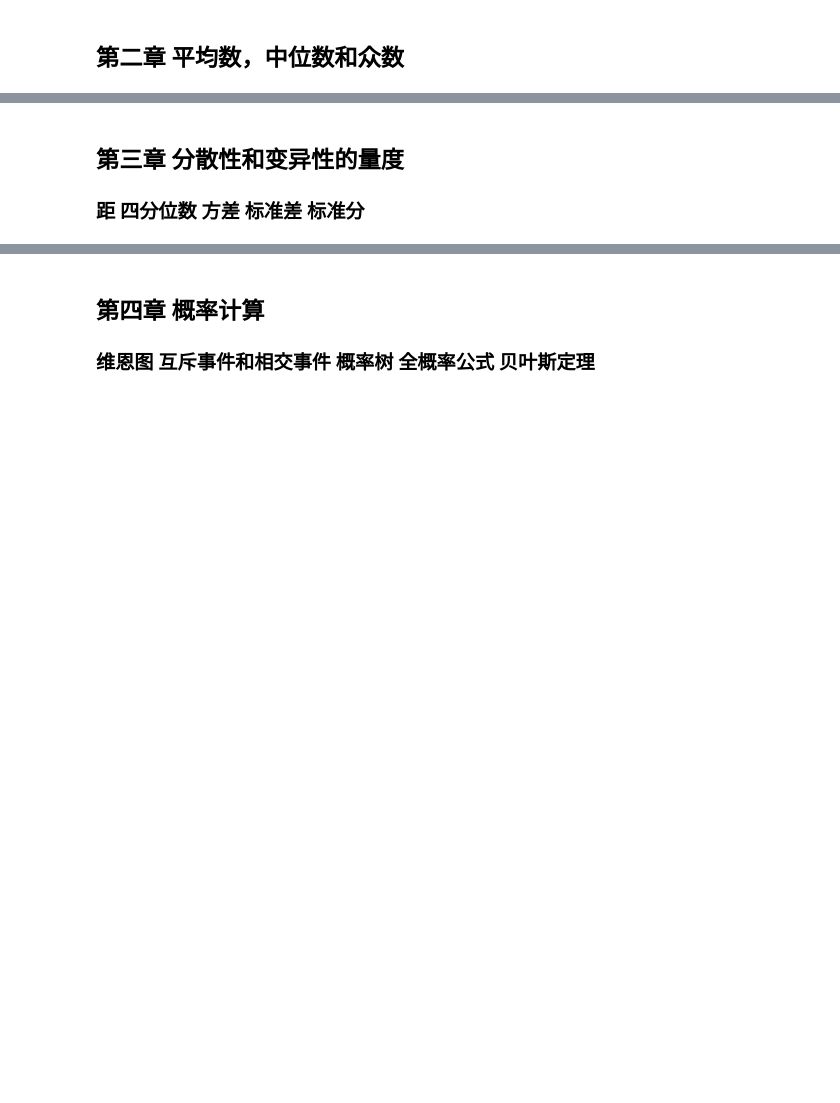
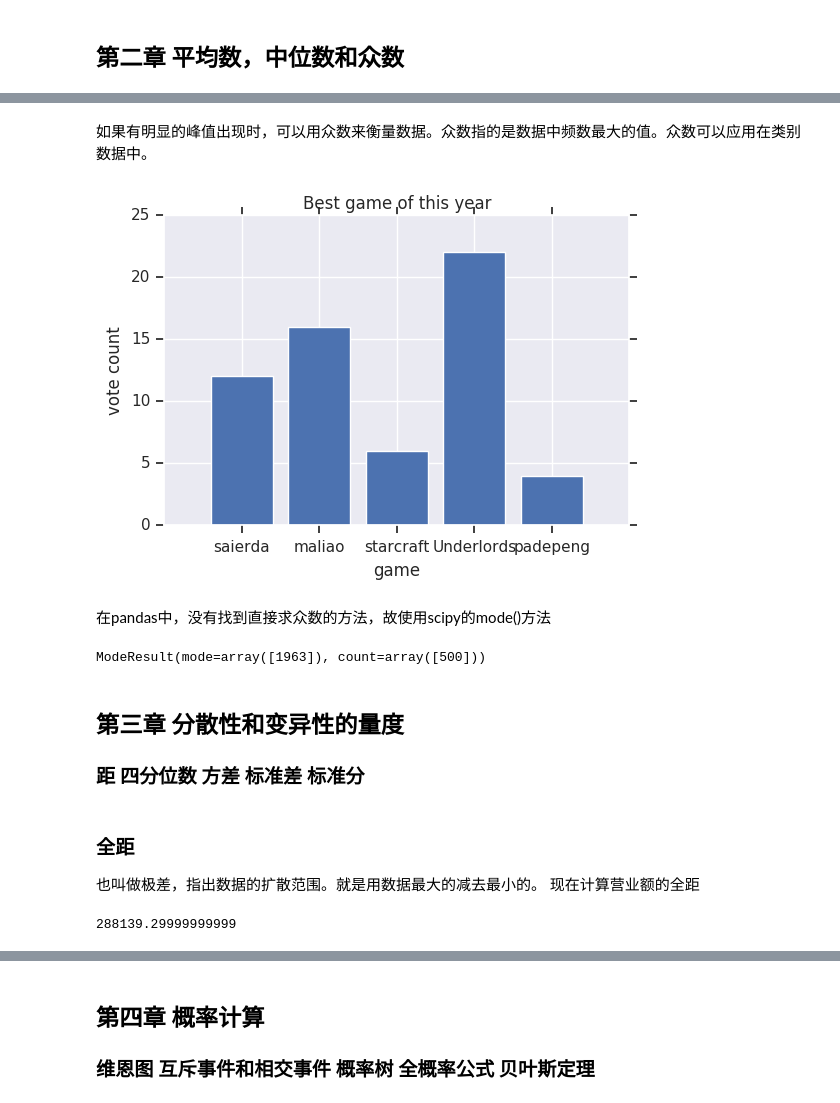
Before and after one commit to Shallwim/learningnote, a Jupyter notebook: statistics.ipynb, the cells around one changed output, grey strips where cells are left out. Drawn from its saved outputs; the diff is of its cells as text; code cells hidden in the pictures; blank space fills up the shorter version.

```diff
--- a/statistics.ipynb
+++ b/statistics.ipynb
@@ -266,3 +253,34 @@ plt.show()
+# %% [markdown]
+如果有明显的峰值出现时，可以用众数来衡量数据。众数指的是数据中频数最大的值。众数可以应用在类别数据中。
+# %%
+ind = np.arange(6)
+x =  [1,2,3,4,5]
+y =  [12,16,6,22,4]
+
+plt.bar(x,y,align ='center')
+plt.xticks(np.linspace(1,5,5,endpoint=True))
+#plt.xticks( [-np.pi, -np.pi/2, 0, np.pi/2, np.pi],[r'$-\pi$', r'$-\pi/2$', r'$0$', r'$+\pi/2$', r'$+\pi$'])
+plt.xticks( [1,2,3,4,5],[r'saierda', r'maliao', r'starcraft', r'Underlords', r'padepeng'])
+plt.title('Best game of this year')
+plt.ylabel('vote count')
+plt.xlabel('game')
+plt.show()
+# %% [output]
+[figure, added]
+# %% [markdown]
+在pandas中，没有找到直接求众数的方法，故使用scipy的mode()方法
+# %%
+stats.mode(df['year'])
+# %% [output]
+ModeResult(mode=array([1963]), count=array([500]))
 # %% [markdown]
 ## 第三章 分散性和变异性的量度
 ### 距 四分位数 方差 标准差 标准分
+# %% [markdown]
+### 全距
+也叫做极差，指出数据的扩散范围。就是用数据最大的减去最小的。
+现在计算营业额的全距
+# %%
+df['revenue'].max()-df['revenue'].min()
+# %% [output]
+288139.29999999999
```
Also changed, not shown: parts of 28 cells of this notebook, 1 other file.
